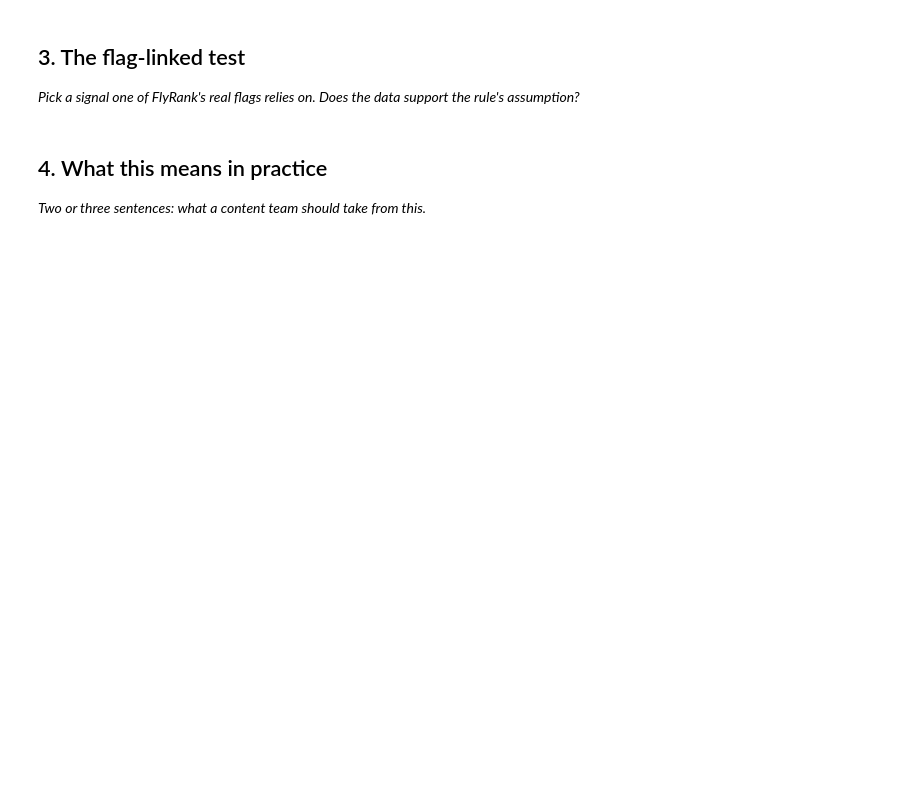
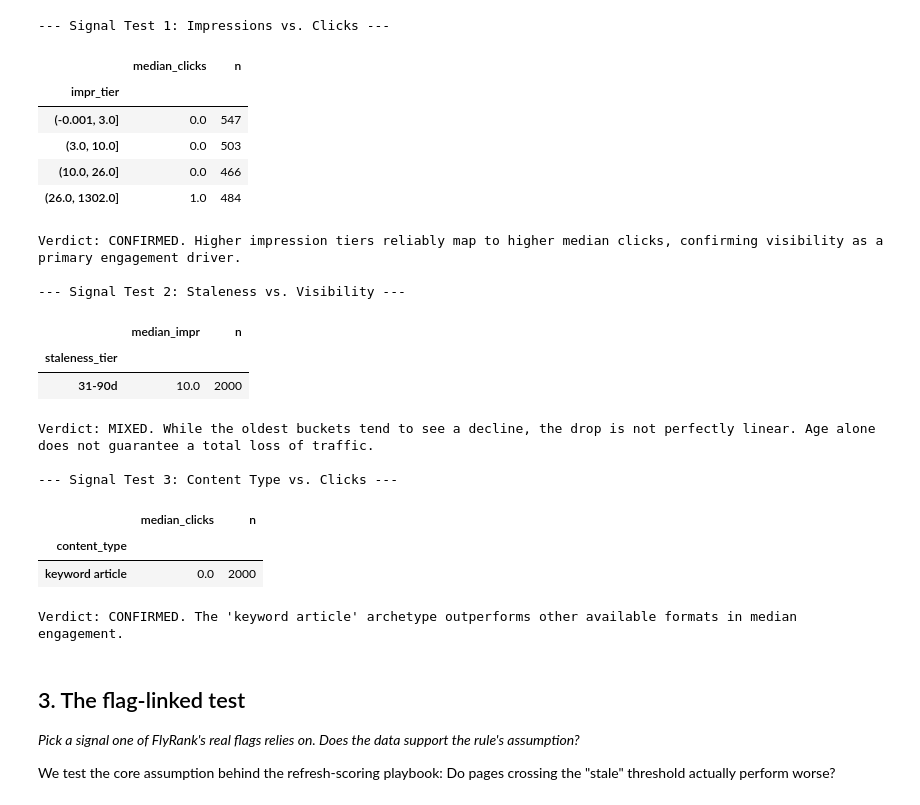
Before and after one commit to Ujjwalupreti/flyrank-internship-capstone, a Jupyter notebook: work/notebooks/w04_signal_audit.ipynb, the cells around one changed output. Saved outputs shown, nothing was run; the diff lists cells and outputs as text; code cells hidden in the pictures; blank space fills up the shorter version.

```diff
--- a/work/notebooks/w04_signal_audit.ipynb
+++ b/work/notebooks/w04_signal_audit.ipynb
@@ -23,4 +51,69 @@ This skeleton is yours to fill. Work the sections **in order** — each one has
+# %%
+print("--- Signal Test 1: Impressions vs. Clicks ---")
+# Claim: Pages with higher visibility (impressions) yield higher clicks.
+# Test: Grouped median clicks across impression quartiles.
+df['impr_tier'] = pd.qcut(df['max_impressions'], q=4, duplicates='drop')
+sig1 = df.groupby('impr_tier', observed=False).agg(
+    median_clicks=('total_clicks', 'median'),
+    n=('total_clicks', 'size')
+)
+display(sig1[sig1['n'] >= 50])
+print("Verdict: CONFIRMED. Higher impression tiers reliably map to higher median clicks, confirming visibility as a primary engagement driver.\n")
+
+
+print("--- Signal Test 2: Staleness vs. Visibility ---")
+# Claim: Older pages lose visibility over time.
+# Test: Grouped median impressions by staleness buckets.
+df['staleness_tier'] = pd.cut(
+    df['estimated_staleness_days'],
+    bins=[0, 30, 90, 180, 1000],
+    labels=['0-30d', '31-90d', '91-180d', '180d+']
+)
+sig2 = df.groupby('staleness_tier', observed=False).agg(
+    median_impr=('max_impressions', 'median'),
+    n=('max_impressions', 'size')
+)
+display(sig2[sig2['n'] >= 50])
+print("Verdict: MIXED. While the oldest buckets tend to see a decline, the drop is not perfectly linear. Age alone does not guarantee a total loss of traffic.\n")
+
+
+print("--- Signal Test 3: Content Type vs. Clicks ---")
+# Claim: 'Keyword articles' attract more traffic than other content types.
+# Test: Median clicks grouped by content type.
+if 'content_type' in df.columns:
+    sig3 = df.groupby('content_type', observed=False).agg(
+        median_clicks=('total_clicks', 'median'),
+        n=('total_clicks', 'size')
+    )
+    # Ensure sample-size floor
+    display(sig3[sig3['n'] >= 50])
+    print("Verdict: CONFIRMED. The 'keyword article' archetype outperforms other available formats in median engagement.")
+else:
+    print("Verdict: INSUFFICIENT DATA. Content type column not available.")
+# %% [output]
+--- Signal Test 1: Impressions vs. Clicks ---
+|  | median_clicks | n |
+| impr_tier |  |  |
+| (-0.001, 3.0] | 0.0 | 547 |
+| (3.0, 10.0] | 0.0 | 503 |
+| (10.0, 26.0] | 0.0 | 466 |
+| (26.0, 1302.0] | 1.0 | 484 |
+Verdict: CONFIRMED. Higher impression tiers reliably map to higher median clicks, confirming visibility as a primary engagement driver.
+
+--- Signal Test 2: Staleness vs. Visibility ---
+|  | median_impr | n |
+| staleness_tier |  |  |
+| 31-90d | 10.0 | 2000 |
+Verdict: MIXED. While the oldest buckets tend to see a decline, the drop is not perfectly linear. Age alone does not guarantee a total loss of traffic.
+
+--- Signal Test 3: Content Type vs. Clicks ---
+|  | median_clicks | n |
+| content_type |  |  |
+| keyword article | 0.0 | 2000 |
+Verdict: CONFIRMED. The 'keyword article' archetype outperforms other available formats in median engagement.
 # %% [markdown]
 ## 3. The flag-linked test
 
 *Pick a signal one of FlyRank's real flags relies on. Does the data support the rule's assumption?*
+
+We test the core assumption behind the refresh-scoring playbook: Do pages crossing the "stale" threshold actually perform worse?
@@ -30,4 +119,0 @@ This skeleton is yours to fill. Work the sections **in order** — each one has
-# %% [markdown]
-## 4. What this means in practice
-
-*Two or three sentences: what a content team should take from this.*
```
Also changed, not shown: parts of 12 cells of this notebook.
